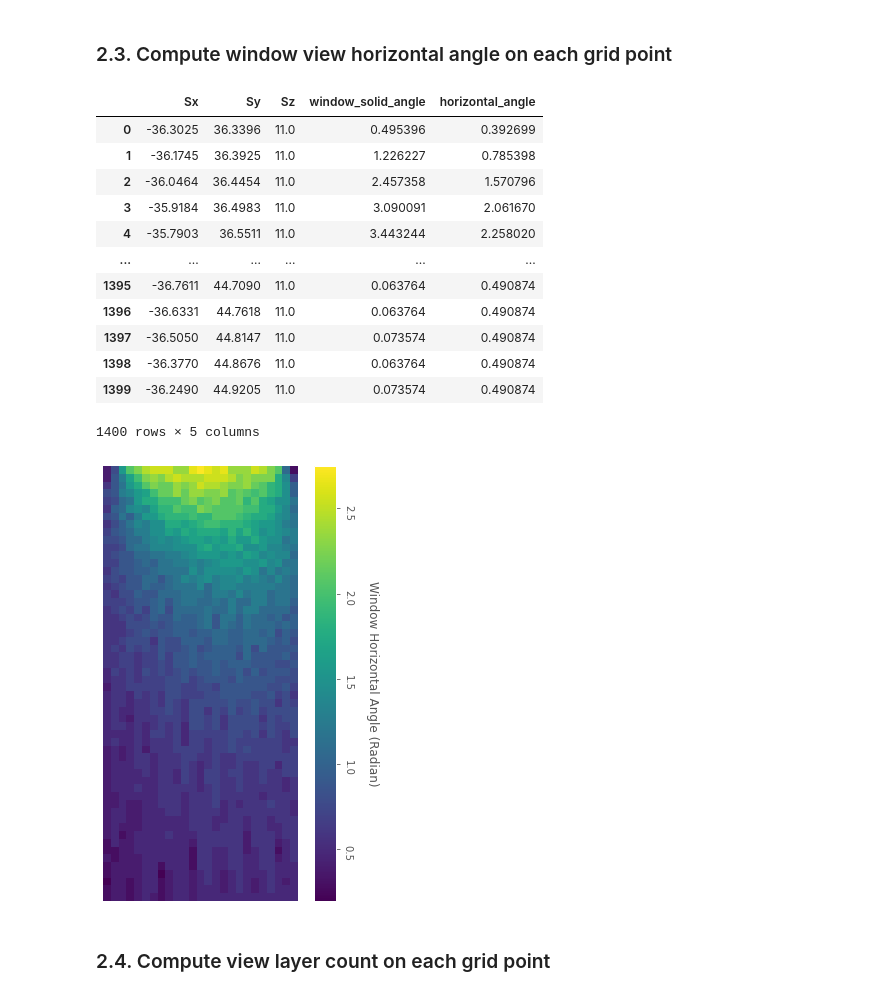
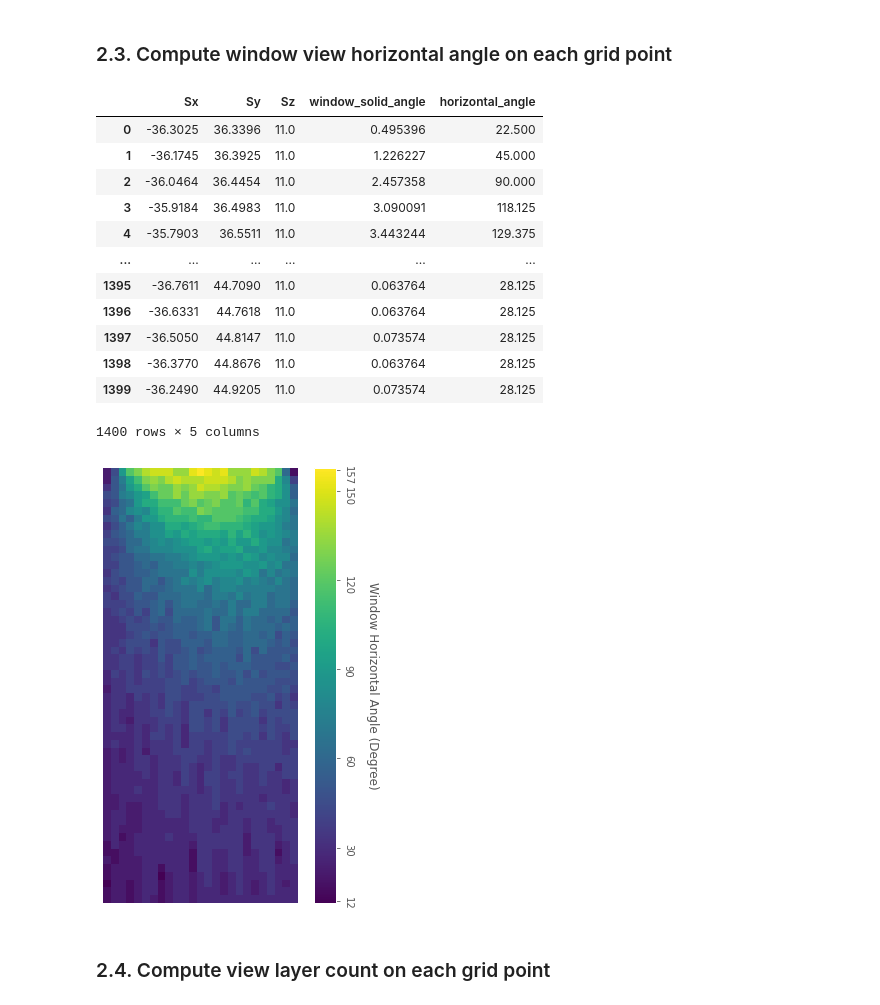
Before and after one commit to shervinazadi/EN_17037_Compliance, a Jupyter notebook: final_notebooks/context_view.ipynb, the cells around one changed output. Cells and saved outputs as stored; diff of their text form; code cells hidden in the pictures.

Commit message:
horizontal angle degree

```diff
--- a/final_notebooks/context_view.ipynb
+++ b/final_notebooks/context_view.ipynb
@@ -182,40 +162,43 @@ plt.show()
 # %% [markdown]
 ### 2.3. Compute window view horizontal angle on each grid point
 # %%
-grid_df["horizontal_angle"] = 2 * np.pi * gb['hw_mask'].sum() / gb['horizon_mask'].sum()
+grid_df["horizontal_angle"] = 360 * gb['hw_mask'].sum() / gb['horizon_mask'].sum()
 grid_df
 # %% [output]
 |  | Sx | Sy | Sz | window_solid_angle | horizontal_angle |
-| 0 | -36.3025 | 36.3396 | 11.0 | 0.495396 | 0.392699 |
-| 1 | -36.1745 | 36.3925 | 11.0 | 1.226227 | 0.785398 |
-| 2 | -36.0464 | 36.4454 | 11.0 | 2.457358 | 1.570796 |
-| 3 | -35.9184 | 36.4983 | 11.0 | 3.090091 | 2.061670 |
-| 4 | -35.7903 | 36.5511 | 11.0 | 3.443244 | 2.258020 |
+| 0 | -36.3025 | 36.3396 | 11.0 | 0.495396 | 22.500 |
+| 1 | -36.1745 | 36.3925 | 11.0 | 1.226227 | 45.000 |
+| 2 | -36.0464 | 36.4454 | 11.0 | 2.457358 | 90.000 |
+| 3 | -35.9184 | 36.4983 | 11.0 | 3.090091 | 118.125 |
+| 4 | -35.7903 | 36.5511 | 11.0 | 3.443244 | 129.375 |
 | ... | ... | ... | ... | ... | ... |
-| 1395 | -36.7611 | 44.7090 | 11.0 | 0.063764 | 0.490874 |
-| 1396 | -36.6331 | 44.7618 | 11.0 | 0.063764 | 0.490874 |
-| 1397 | -36.5050 | 44.8147 | 11.0 | 0.073574 | 0.490874 |
-| 1398 | -36.3770 | 44.8676 | 11.0 | 0.063764 | 0.490874 |
-| 1399 | -36.2490 | 44.9205 | 11.0 | 0.073574 | 0.490874 |
+| 1395 | -36.7611 | 44.7090 | 11.0 | 0.063764 | 28.125 |
+| 1396 | -36.6331 | 44.7618 | 11.0 | 0.063764 | 28.125 |
+| 1397 | -36.5050 | 44.8147 | 11.0 | 0.073574 | 28.125 |
+| 1398 | -36.3770 | 44.8676 | 11.0 | 0.063764 | 28.125 |
+| 1399 | -36.2490 | 44.9205 | 11.0 | 0.073574 | 28.125 |
 1400 rows × 5 columns
 # %%
 plt.figure(figsize = (6,8))
 ha_array = grid_df["horizontal_angle"].to_numpy().reshape((-1, 25))
 plt.imshow(ha_array, interpolation='none')
 
 plt.axis('off')
-cbar = plt.colorbar()
+hamx = np.floor(ha_array.max())
+hamn = np.ceil(ha_array.min())
+tcks = np.arange(0, 360, 30).astype(np.int)
+cbar = plt.colorbar(ticks=[hamn] + list(tcks[(tcks > hamn) * (tcks < hamx)]) + [hamx])
 cbar.ax.get_yaxis().labelpad = 20
-cbar.ax.set_ylabel('Window Horizontal Angle (Radian)', rotation=270, ha='center', va='center')
+cbar.ax.set_ylabel('Window Horizontal Angle (Degree)', rotation=270, ha='center', va='center')
 
 plt.yticks(rotation = 45)
 # cbar.ax.set_yticklabels([1]*10, rotation='vertical')
 plt.setp(cbar.ax.get_yticklabels(),rotation=270)
 plot_path = os.path.join('plots', project_name + '_horizontal_angle.png')
 plt.savefig(plot_path, format='png')
 plt.show()
 # %% [output]
-[figure, old version]
+[figure, new version]
 # %% [markdown]
 ### 2.4. Compute view layer count on each grid point
 # %%
```
Also changed, not shown: parts of 1 cell of this notebook, 2 other files.
